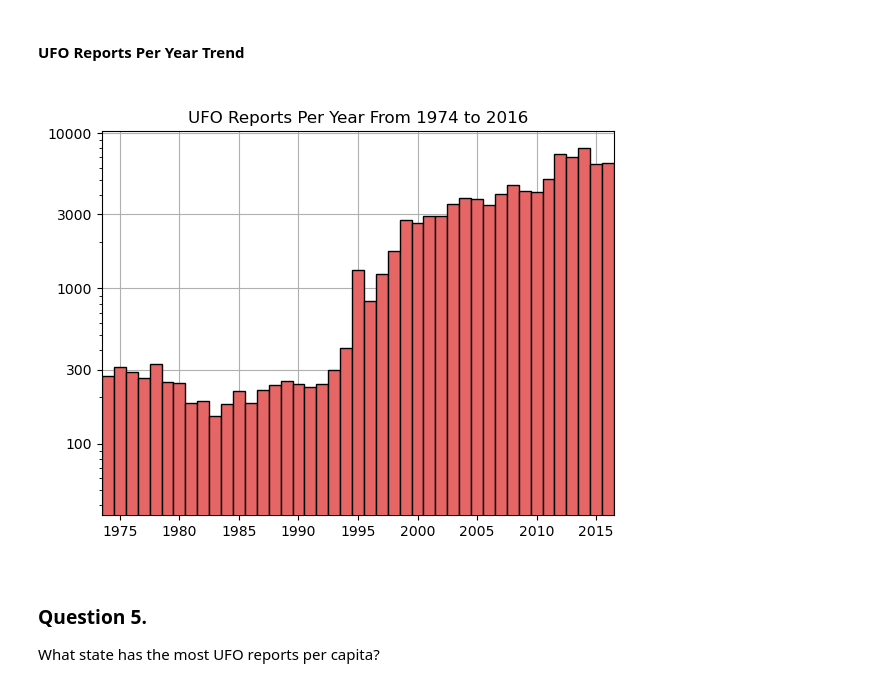
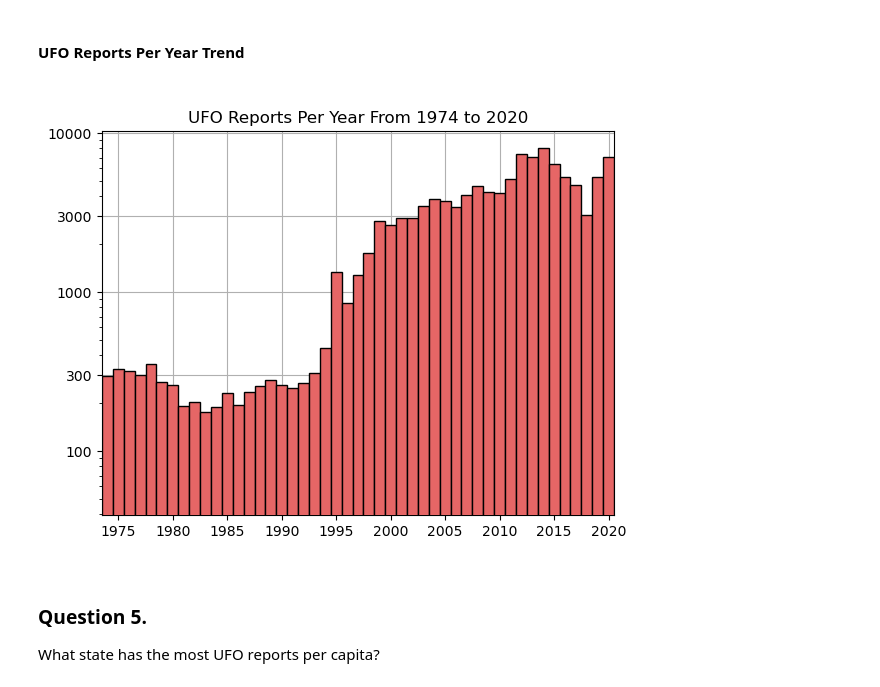
Before and after one commit to LinkWentz/UFO-Report-2021, a Jupyter notebook: Data Exploration.ipynb, the cells around one changed output. Cells and saved outputs as stored; diff of their text form; code cells hidden in the pictures.

Commit message:
Remake plots with new data
Adjust notebook and plots to compensate for new,
complete dataset.

```diff
--- a/Data Exploration.ipynb
+++ b/Data Exploration.ipynb
@@ -57,7 +57,7 @@ month_names = ['January',
 # %%
 # Data imports
 
-aliens = pd.read_csv('Datasets/nuforc_events.csv')
+aliens = pd.read_csv('Datasets/nuforc_events_complete.csv')
 state_populations = pd.read_csv('Datasets/state_data.csv')\
                       .set_index('abbreviation')\
                       [['state_name', 'population']]
@@ -1013,31 +1010,31 @@ How has the amount of UFO sightings per year changed over time?
 # %%
 fig_3 = plt.figure()
 ax = fig_3.add_axes([0.1, 0.1, 0.8, 0.8])
 
 ax.hist(aliens.year,
-        bins = np.arange(1956, 2018, 1),
+        bins = np.arange(1956, 2022, 1),
         color = (0.9, 0.4, 0.4),
         align = 'left',
         edgecolor = 'black',
         zorder = 5)
 
 # Scaling
 ax.set_yscale('log')
 ax.set_xlim(1973.5, 2020.5)
 
 #Ticks
-ax.set_xticks(np.arange(1975, 2017, 5))
+ax.set_xticks(np.arange(1975, 2022, 5))
 ax.set_yticks([100, 300, 1000, 3000, 10000])
 ax.set_yticklabels([100, 300, 1000, 3000, 10000])
 
 # Labelling
 ax.grid(zorder = 0)
 ax.set_title('UFO Reports Per Year From 1974 to 2020');
 
 #-------------------------------------------------------------------------------
 save_and_show('Plots/6 - Reports Per Year.png', fig_3)
 # %% [output]
-[figure, old version]
+[figure, new version]
 # %% [markdown]
 ### Question 5.
 What state has the most UFO reports per capita?
```
Also changed, not shown: parts of 16 cells of this notebook, 8 other files.
